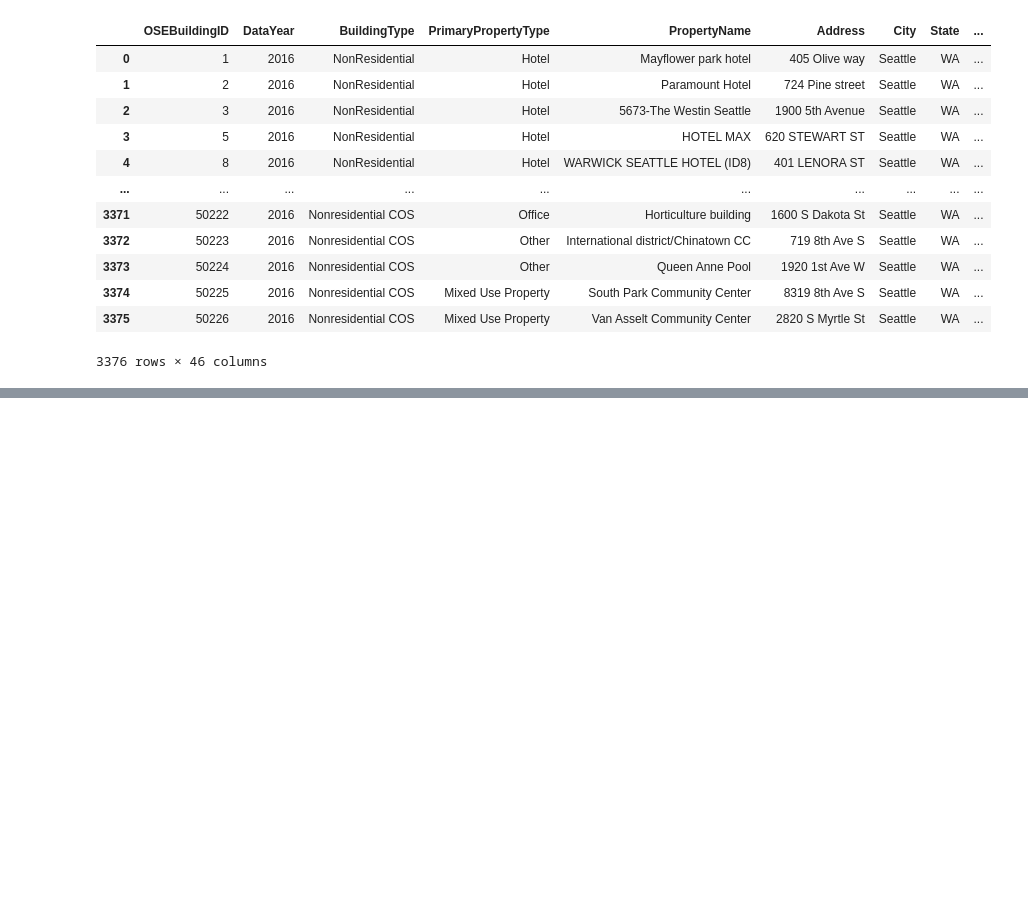
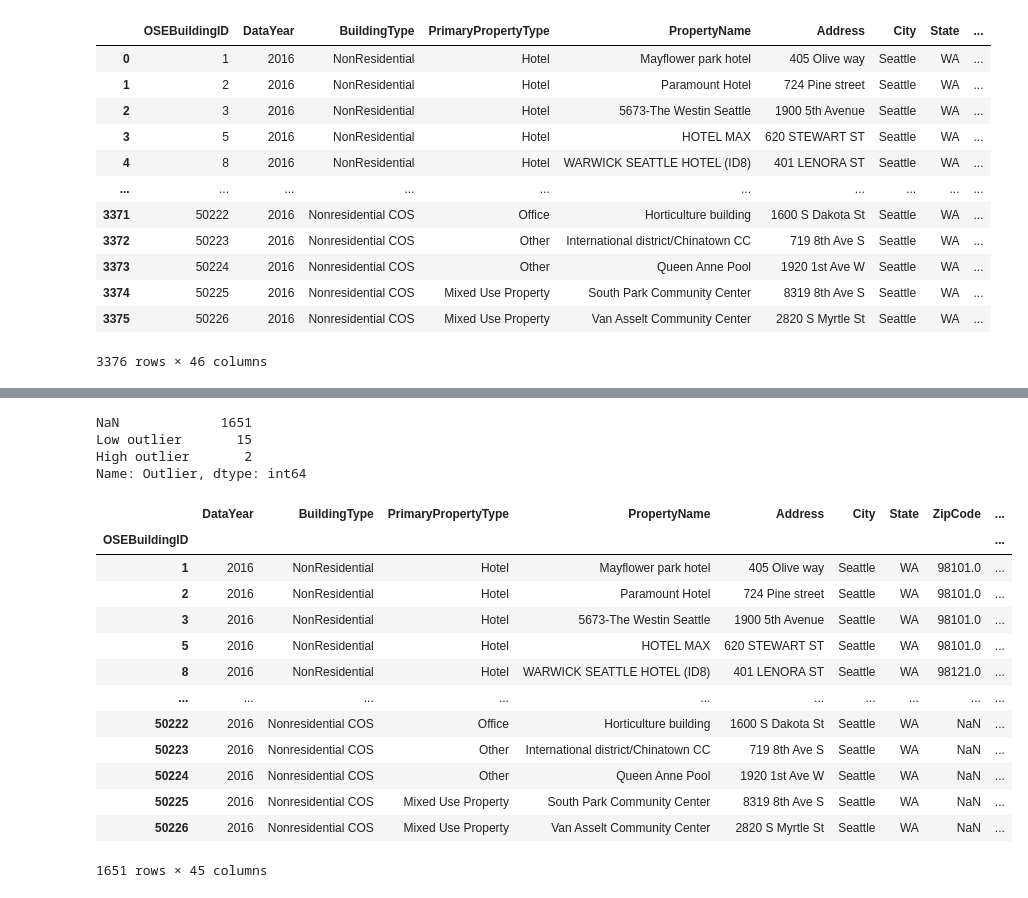
Before and after one commit to ThomasMeb/Anticiper_besoins_des_batiments, a Jupyter notebook: Explo.ipynb, the cells around one changed output, grey strips where cells are left out. Drawn from its saved outputs; the diff is of its cells as text; code cells hidden in the pictures; blank space fills up the shorter version.

```diff
--- a/Explo.ipynb
+++ b/Explo.ipynb
@@ -47,0 +164,26 @@ Name: TotalGHGEmissions, Length: 2819, dtype: int64
+# %%
+df['Outlier'].value_counts(dropna=False)
+# %% [output]
+NaN             1651
+Low outlier       15
+High outlier       2
+Name: Outlier, dtype: int64
+# %%
+df.drop(labels=df.loc[~df['Outlier'].isnull()].index, axis = 0, inplace = True)
+# %%
+df
+# %% [output]
+|  | DataYear | BuildingType | PrimaryPropertyType | PropertyName | Address | City | State | ZipCode | ... |
+| OSEBuildingID |  |  |  |  |  |  |  |  | ... |
+| 1 | 2016 | NonResidential | Hotel | Mayflower park hotel | 405 Olive way | Seattle | WA | 98101.0 | ... |
+| 2 | 2016 | NonResidential | Hotel | Paramount Hotel | 724 Pine street | Seattle | WA | 98101.0 | ... |
+| 3 | 2016 | NonResidential | Hotel | 5673-The Westin Seattle | 1900 5th Avenue | Seattle | WA | 98101.0 | ... |
+| 5 | 2016 | NonResidential | Hotel | HOTEL MAX | 620 STEWART ST | Seattle | WA | 98101.0 | ... |
+| 8 | 2016 | NonResidential | Hotel | WARWICK SEATTLE HOTEL (ID8) | 401 LENORA ST | Seattle | WA | 98121.0 | ... |
+| ... | ... | ... | ... | ... | ... | ... | ... | ... | ... |
+| 50222 | 2016 | Nonresidential COS | Office | Horticulture building | 1600 S Dakota St | Seattle | WA | NaN | ... |
+| 50223 | 2016 | Nonresidential COS | Other | International district/Chinatown CC | 719 8th Ave S | Seattle | WA | NaN | ... |
+| 50224 | 2016 | Nonresidential COS | Other | Queen Anne Pool | 1920 1st Ave W | Seattle | WA | NaN | ... |
+| 50225 | 2016 | Nonresidential COS | Mixed Use Property | South Park Community Center | 8319 8th Ave S | Seattle | WA | NaN | ... |
+| 50226 | 2016 | Nonresidential COS | Mixed Use Property | Van Asselt Community Center | 2820 S Myrtle St | Seattle | WA | NaN | ... |
+1651 rows × 45 columns
```
Also changed, not shown: parts of 22 cells of this notebook.
